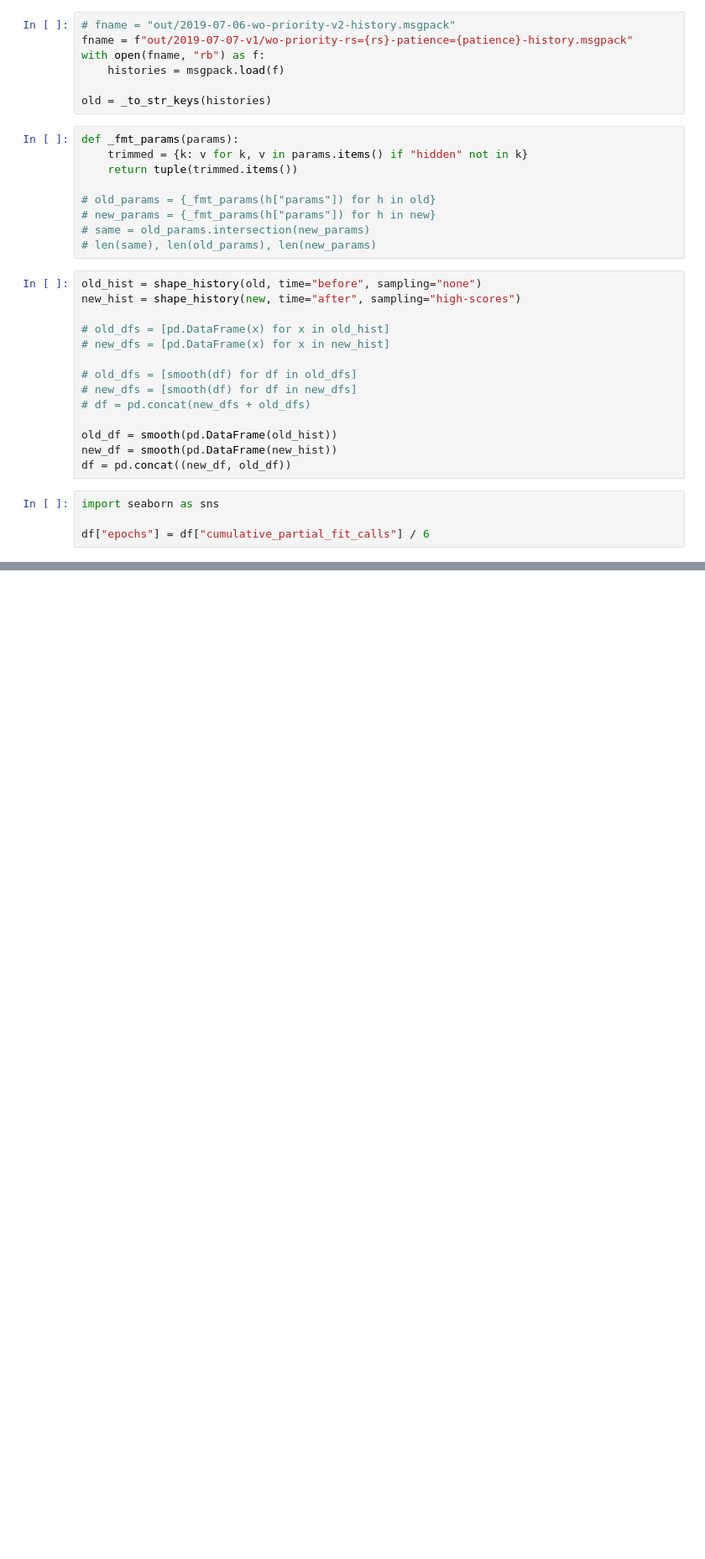
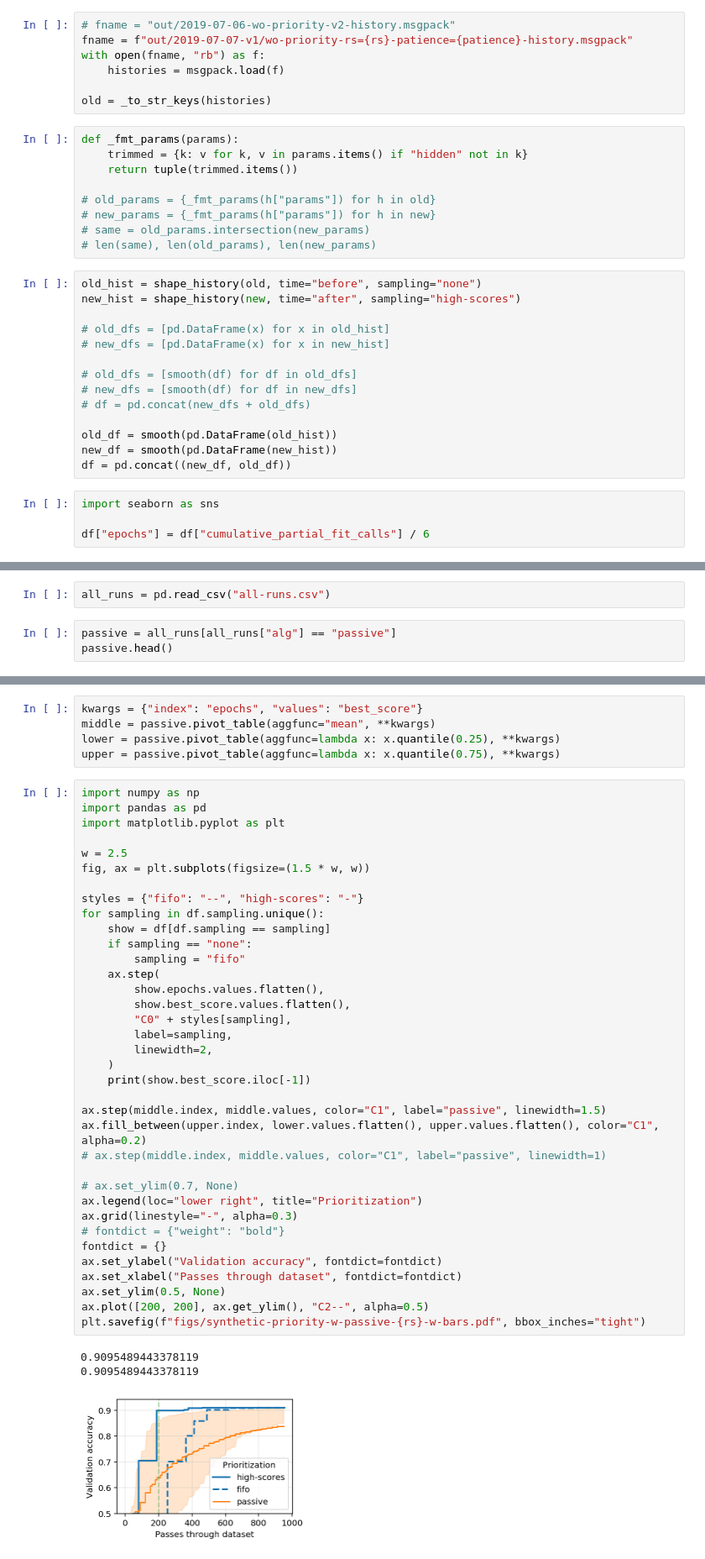
Before and after one commit to stsievert/dask-hyperband-comparison, a Jupyter notebook: synthetic/Prioritize-models-by-score-viz.ipynb, the cells around one changed output, grey strips where cells are left out. Shown at 84% size. Cells and saved outputs as stored; diff of their text form; blank space fills up the shorter version.

Commit message:
Add synthetitc visualization
Former-commit-id: 6aaaf4e5f69dd5124b12630cb50b82a2adc83e68

```diff
--- a/synthetic/Prioritize-models-by-score-viz.ipynb
+++ b/synthetic/Prioritize-models-by-score-viz.ipynb
@@ -141,0 +145,5 @@ df[df.sampling == "high-scores"].best_score.iloc[-1]
+# %%
+all_runs = pd.read_csv("all-runs.csv")
+# %%
+passive = all_runs[all_runs["alg"] == "passive"]
+passive.head()
@@ -141,0 +167,45 @@ df[df.sampling == "high-scores"].best_score.iloc[-1]
+# %%
+kwargs = {"index": "epochs", "values": "best_score"}
+middle = passive.pivot_table(aggfunc="mean", **kwargs)
+lower = passive.pivot_table(aggfunc=lambda x: x.quantile(0.25), **kwargs)
+upper = passive.pivot_table(aggfunc=lambda x: x.quantile(0.75), **kwargs)
+# %%
+import numpy as np
+import pandas as pd
+import matplotlib.pyplot as plt
+
+w = 2.5
+fig, ax = plt.subplots(figsize=(1.5 * w, w))
+
+styles = {"fifo": "--", "high-scores": "-"}
+for sampling in df.sampling.unique():
+    show = df[df.sampling == sampling]
+    if sampling == "none":
+        sampling = "fifo"
+    ax.step(
+        show.epochs.values.flatten(),
+        show.best_score.values.flatten(),
+        "C0" + styles[sampling],
+        label=sampling,
+        linewidth=2,
+    )
+    print(show.best_score.iloc[-1])
+
+ax.step(middle.index, middle.values, color="C1", label="passive", linewidth=1.5)
+ax.fill_between(upper.index, lower.values.flatten(), upper.values.flatten(), color="C1", alpha=0.2)
+# ax.step(middle.index, middle.values, color="C1", label="passive", linewidth=1)
+
+# ax.set_ylim(0.7, None)
+ax.legend(loc="lower right", title="Prioritization")
+ax.grid(linestyle="-", alpha=0.3)
+# fontdict = {"weight": "bold"}
+fontdict = {}
+ax.set_ylabel("Validation accuracy", fontdict=fontdict)
+ax.set_xlabel("Passes through dataset", fontdict=fontdict)
+ax.set_ylim(0.5, None)
+ax.plot([200, 200], ax.get_ylim(), "C2--", alpha=0.5)
+plt.savefig(f"figs/synthetic-priority-w-passive-{rs}-w-bars.pdf", bbox_inches="tight")
+# %% [output]
+0.9095489443378119
+0.9095489443378119
+[figure, added]
```
Also changed, not shown: parts of 8 cells of this notebook, 17 other files.
